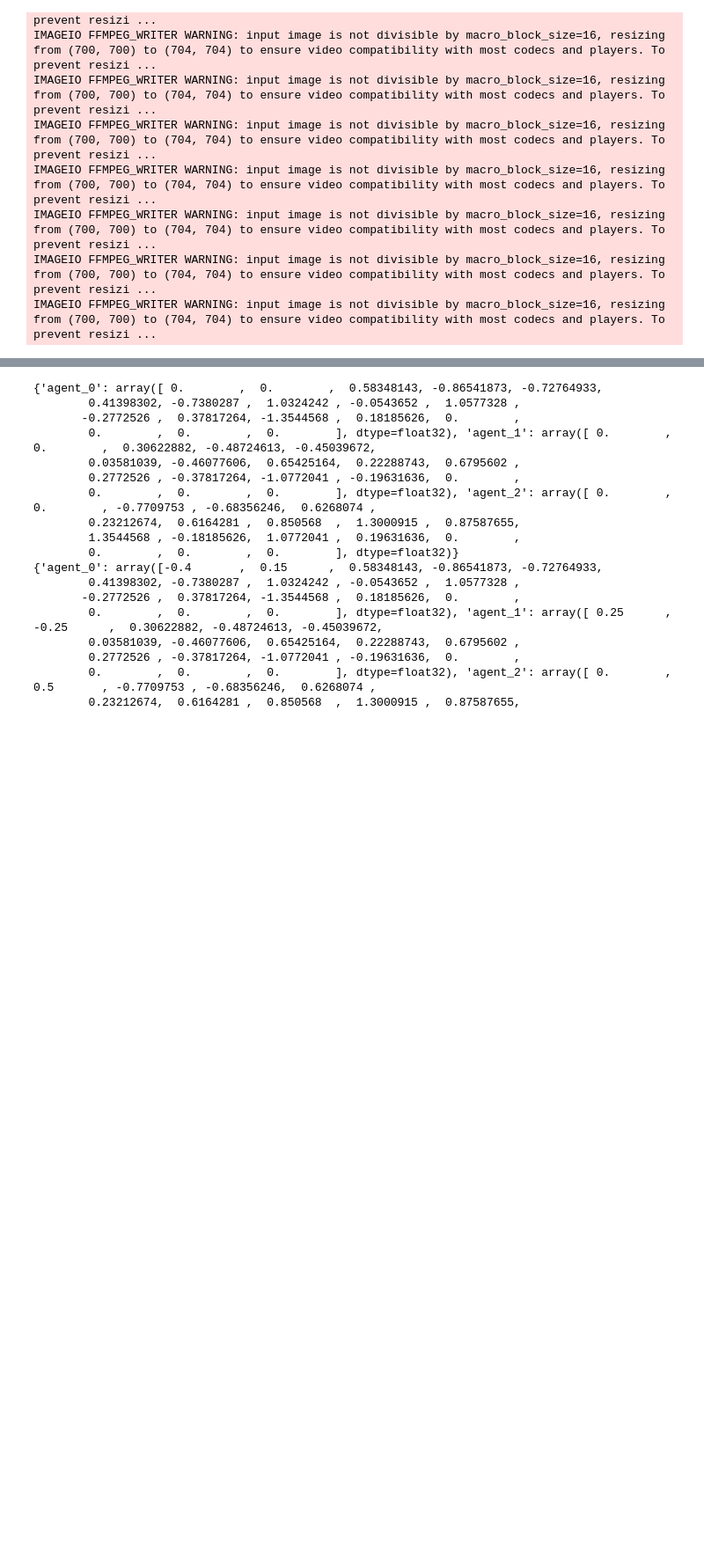
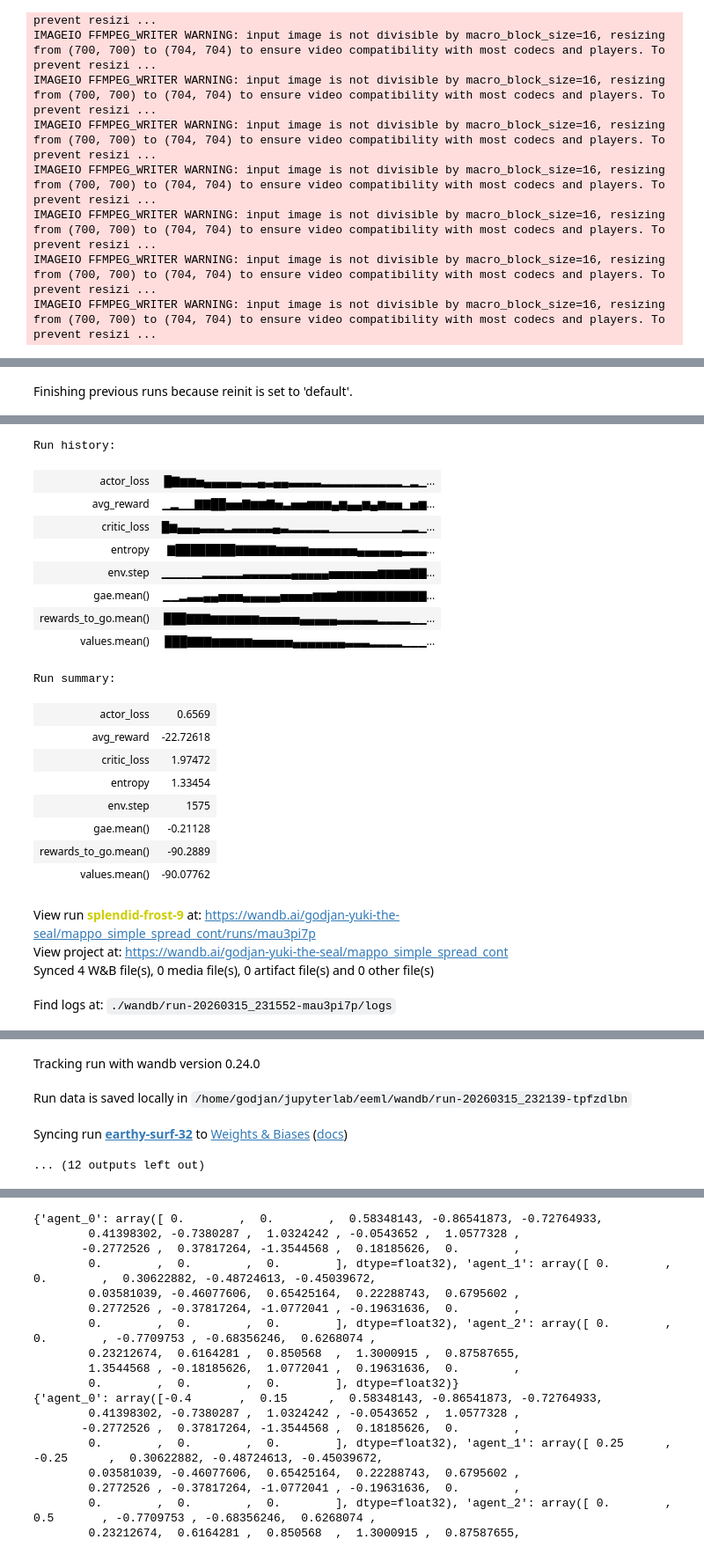
Before and after one commit to g0djan/mappo, a Jupyter notebook: eeml.ipynb, the cells around one changed output, grey strips where cells are left out. Shown at 88% size. Saved outputs shown, nothing was run; the diff lists cells and outputs as text; code cells hidden in the pictures; blank space fills up the shorter version.

```diff
--- a/eeml.ipynb
+++ b/eeml.ipynb
@@ -526,7 +524,7 @@ KeyboardInterrupt:
 from mpe2 import simple_spread_v3
 class SimpleSpreadTraining(Training):
     def __init__(self):
-        super(self.__class__, self).__init__()
+        super().__init__()
         self.total_steps = 100000 # 10000
 
         # Page 26, table 9
@@ -731,19 +711,26 @@ class MPEContNetwork(MPENetwork):
         self.log_std = nn.Parameter(torch.zeros(output_size))
 
 
-class AgentContinuous(Agent):
+class AgentCont(Agent):
     def __init__(self, observation_len: int, action_dims, gain: float):
         super().__init__(observation_len, action_dims, gain)
         self.nn = MPEContNetwork(observation_len, action_dims)
         nn.init.orthogonal_(self.nn.output_head.weight, gain=gain)
         self.dist = None
-        self.n_actions = n_actions
+        self.action_dims = action_dims
 
     def init_actions_dist(self, mu: torch.Tensor):
-        self.dist = Normal(mu, self.nn.log_std.exp())
+        std = torch.clamp(self.nn.log_std, -20, 2).exp()
+        self.dist = Normal(mu, std)
+
+    def get_log_probs(self, actions) -> torch.Tensor:
+        return self.dist.log_prob(actions).sum(dim=-1) # cause it's multiple dimensions
+
+    def get_actions(self) -> torch.Tensor:
+        return torch.clamp(self.dist.sample(), 0, 1) # raw sample is uniform and might go out boundaries
 
 
-class SimpleSpreadContTraining(SimpleSpreadContTraining):
+class SimpleSpreadContTraining(SimpleSpreadTraining):
     def __init__(self):
         super().__init__()
         env = simple_spread_v3.parallel_env(render_mode="rgb_array", continuous_actions=True)
@@ -755,7 +742,30 @@ class SimpleSpreadContTraining(SimpleSpreadContTraining):
 
         observation_len = env.observation_space.shape[0]
         state_len = self.num_of_agents * observation_len
-        n_actions = env.action_space.n
+        n_actions = env.action_space._shape[0]
 
         self.env_wrapper = StateConcatWrapper(env, self.num_of_agents)
         self.env_runner = EnvRunner(self.env_wrapper)
+
+        self.gain = 1.0 # for cont actions, range is different
+        self.agent = AgentCont(observation_len, n_actions, gain=self.gain)
+        self.agent.nn = self.agent.nn.to(device)
+
+
+        self.optimizer_actor = torch.optim.Adam(self.agent.nn.parameters(), lr=self.learning_rate)
+
+        self.run = wandb.init(
+            # Set the wandb entity where your project will be logged (generally your team name).
+            entity="godjan-yuki-the-seal",
+            # Set the wandb project where this run will be logged.
+            project="mappo_simple_spread_cont",
+            # Track hyperparameters and run metadata.
+            config=vars(self)
+        )
+
+        self.checkpoint_folder_name = "checkpoints/simple_spread_cont/" + self.run.name
+        os.mkdir(self.checkpoint_folder_name)
+# %%
+simple_spread_cont_training = SimpleSpreadContTraining()
+# %% [output]
+Finishing previous runs because reinit is set to 'default'.
@@ -761,0 +773,22 @@ class SimpleSpreadContTraining(SimpleSpreadContTraining):
+Run history:
+| actor_loss | █▇▆▆▅▄▄▄▄▄▃▃▄▃▄▄▃▃▃▃▂▂▂▂▂▂▂▂▂▂▁▂▁... |
+| avg_reward | ▁▂▁▁▇▇██▅▅▇▆▆▇▅▃▅▅▆▆▆▄▆▄▄▆▄▆▅▅▁▅▆... |
+| critic_loss | █▆▄▄▄▃▃▃▂▃▃▃▃▃▄▃▂▂▂▂▂▁▁▁▁▁▁▁▁▁▂▂▁... |
+| entropy | ▇████████▇▇▇▇▇▆▆▆▆▅▅▅▅▅▅▄▄▄▄▄▄▃▃▃... |
+| env.step | ▁▁▁▁▁▂▂▂▂▂▃▃▃▃▃▃▄▄▄▄▄▅▅▅▅▅▅▆▆▆▆▇▇... |
+| gae.mean() | ▁▁▂▃▃▄▄▅▅▅▄▄▄▄▄▅▅▅▅▆▆▆▇▇▇▇▇▇▇▇▇▇▇... |
+| rewards_to_go.mean() | ███▇▇▇▆▆▆▆▆▆▅▅▅▅▅▄▄▄▄▄▃▃▃▃▃▂▂▂▂▁▁... |
+| values.mean() | ███▇▇▇▆▆▆▆▆▅▅▅▅▅▄▄▄▄▄▄▄▃▃▃▂▂▂▂▁▁▁... |
+Run summary:
+| actor_loss | 0.6569 |
+| avg_reward | -22.72618 |
+| critic_loss | 1.97472 |
+| entropy | 1.33454 |
+| env.step | 1575 |
+| gae.mean() | -0.21128 |
+| rewards_to_go.mean() | -90.2889 |
+| values.mean() | -90.07762 |
+View run splendid-frost-9 at: https://wandb.ai/godjan-yuki-the-seal/mappo_simple_spread_cont/runs/mau3pi7p
+View project at: https://wandb.ai/godjan-yuki-the-seal/mappo_simple_spread_cont
+Synced 4 W&B file(s), 0 media file(s), 0 artifact file(s) and 0 other file(s)
+Find logs at: ./wandb/run-20260315_231552-mau3pi7p/logs
@@ -761,0 +796,4 @@ class SimpleSpreadContTraining(SimpleSpreadContTraining):
+Tracking run with wandb version 0.24.0
+Run data is saved locally in /home/godjan/jupyterlab/eeml/wandb/run-20260315_232139-tpfzdlbn
+Syncing run earthy-surf-32 to Weights & Biases (docs)
+... (12 outputs left out)
```
Also changed, not shown: parts of 8 cells of this notebook.
